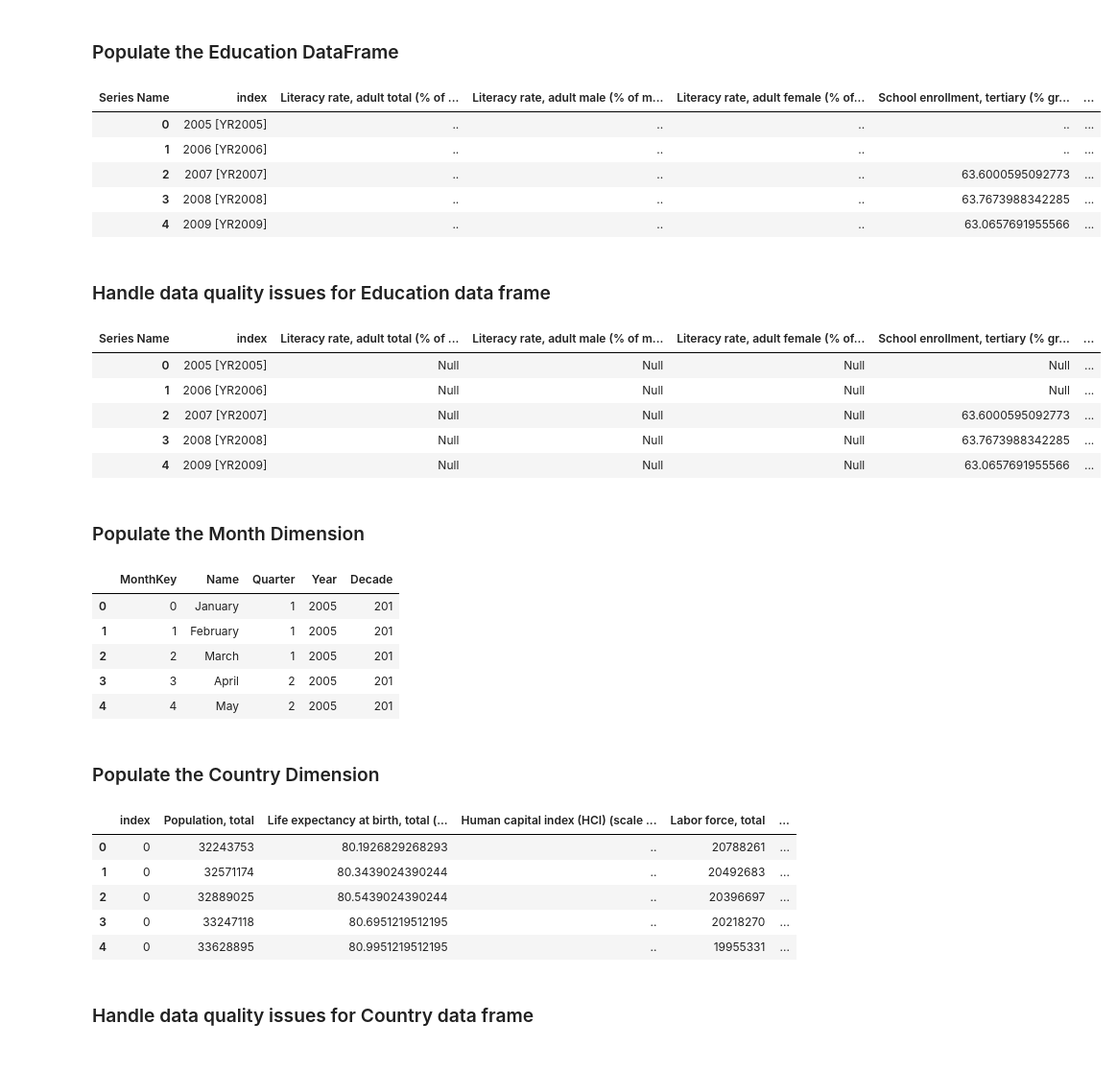
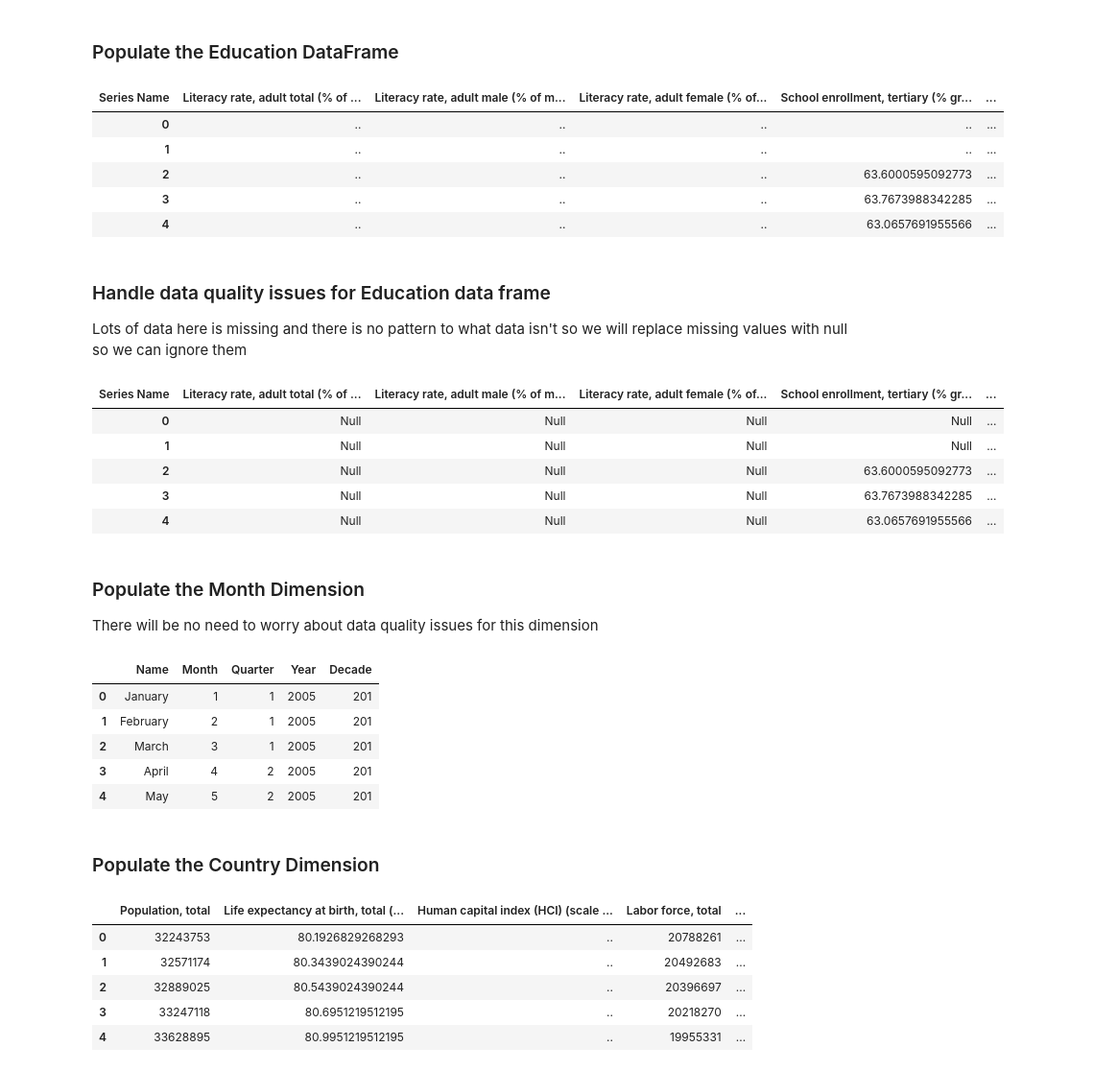
Before and after one commit to nseniow/Data-Science-Project, a Jupyter notebook: test.ipynb, the cells around one changed output. Shown: that part at 96% size. Drawn from its saved outputs; the diff is of its cells as text; code cells hidden in the pictures.

```diff
--- a/test.ipynb
+++ b/test.ipynb
@@ -10,7 +10,5 @@ from config import config
 from datetime import datetime, timedelta
 
 warnings.filterwarnings("ignore")
-
-pd.set_option('display.max_rows', None)
 # %% [markdown]
 ### Define connect method to connect to the postgres database and return the connection
@@ -554,51 +591,54 @@ health_dimension_df.head()
 # %%
 wb_hnps_education_data = wb_hnps_data.loc[
     (wb_hnps_data['Series Name'] == "Literacy rate, adult total (% of people ages 15 and above)") |
     (wb_hnps_data['Series Name'] == "Literacy rate, adult male (% of males ages 15 and above)") |
     (wb_hnps_data['Series Name'] == "Literacy rate, adult female (% of females ages 15 and above)") |
     (wb_hnps_data['Series Name'] == "School enrollment, primary (% gross)") |
     (wb_hnps_data['Series Name'] == "School enrollment, secondary (% gross)") |
     (wb_hnps_data['Series Name'] == "School enrollment, tertiary (% gross)") |
     (wb_hnps_data['Series Name'] == "Public spending on education, total (% of GDP)")
 ].drop(columns=['Series Code', 'Country Code'])
 
 wb_education_data_ = wb_education_data.loc[
     (wb_education_data['Series'] == "Population of compulsory school age, both sexes (number)") |
     (wb_education_data['Series'] == "Population of the official entrance age to primary education, both sexes (number)") |
     (wb_education_data['Series'] == "Population of the official entrance age to secondary general education, both sexes (number)") |
     (wb_education_data['Series'] == "Teachers in primary education, both sexes (number)") |
     (wb_education_data['Series'] == "Teachers in secondary education, both sexes (number)")
 ].drop(columns=['Series Code', 'Country Code']).rename(columns={"Series" : "Series Name"})
 
 education_dimension_df = convert_dataframe_structure(pd.concat([wb_hnps_education_data, wb_education_data_]))
 education_dimension_df["Year"] = education_dimension_df.index
 education_dimension_df.reset_index(inplace=True)
+education_dimension_df.drop(columns=['index'], inplace=True)
 
 education_dimension_df.head()
 # %% [output]
-| Series Name | index | Literacy rate, adult total (% of ... | Literacy rate, adult male (% of m... | Literacy rate, adult female (% of... | School enrollment, tertiary (% gr... | ... |
-| 0 | 2005 [YR2005] | .. | .. | .. | .. | ... |
-| 1 | 2006 [YR2006] | .. | .. | .. | .. | ... |
-| 2 | 2007 [YR2007] | .. | .. | .. | 63.6000595092773 | ... |
-| 3 | 2008 [YR2008] | .. | .. | .. | 63.7673988342285 | ... |
-| 4 | 2009 [YR2009] | .. | .. | .. | 63.0657691955566 | ... |
+| Series Name | Literacy rate, adult total (% of ... | Literacy rate, adult male (% of m... | Literacy rate, adult female (% of... | School enrollment, tertiary (% gr... | ... |
+| 0 | .. | .. | .. | .. | ... |
+| 1 | .. | .. | .. | .. | ... |
+| 2 | .. | .. | .. | 63.6000595092773 | ... |
+| 3 | .. | .. | .. | 63.7673988342285 | ... |
+| 4 | .. | .. | .. | 63.0657691955566 | ... |
-# %% [markdown]
-### Handle data quality issues for Education data frame
+# %% [markdown]
+### Handle data quality issues for Education data frame
+
+Lots of data here is missing and there is no pattern to what data isn't so we will replace missing values with null so we can ignore them
 # %%
-# Lots of data is missing and there is no pattern to what data isn't so we will replace missing values with null
-
 education_dimension_df = education_dimension_df.applymap(lambda x: "Null" if x==".." else x)
 
 education_dimension_df.head()
 # %% [output]
-| Series Name | index | Literacy rate, adult total (% of ... | Literacy rate, adult male (% of m... | Literacy rate, adult female (% of... | School enrollment, tertiary (% gr... | ... |
-| 0 | 2005 [YR2005] | Null | Null | Null | Null | ... |
-| 1 | 2006 [YR2006] | Null | Null | Null | Null | ... |
-| 2 | 2007 [YR2007] | Null | Null | Null | 63.6000595092773 | ... |
-| 3 | 2008 [YR2008] | Null | Null | Null | 63.7673988342285 | ... |
-| 4 | 2009 [YR2009] | Null | Null | Null | 63.0657691955566 | ... |
+| Series Name | Literacy rate, adult total (% of ... | Literacy rate, adult male (% of m... | Literacy rate, adult female (% of... | School enrollment, tertiary (% gr... | ... |
+| 0 | Null | Null | Null | Null | ... |
+| 1 | Null | Null | Null | Null | ... |
+| 2 | Null | Null | Null | 63.6000595092773 | ... |
+| 3 | Null | Null | Null | 63.7673988342285 | ... |
+| 4 | Null | Null | Null | 63.0657691955566 | ... |
-# %% [markdown]
-### Populate the Month Dimension
+# %% [markdown]
+### Populate the Month Dimension
+
+There will be no need to worry about data quality issues for this dimension
 # %%
 quarters = {
     'January' : 1,
@@ -615,41 +655,41 @@ quarters = {
     'December' : 4
 }
 
+months = ['January', 'February', 'March', 'April', 'May', 'June', 'July', 'August', 'September', 'October', 'November', 'December']
+
 
 month_dimension_df = pd.DataFrame(
     columns=
     [
-        "MonthKey",
         "Name",
+        "Month",
         "Quarter",
         "Year",
         "Decade"
     ]
 )
 
-surrogate_key = 0
 # For each year between 2005 and 2020
 for year in range(2005, 2021):
     # For each month of the year
-    for month in  ['January', 'February', 'March', 'April', 'May', 'June', 'July', 'August', 'September', 'October', 'November', 'December']:
+    for month in  months:
         dict = {}
-        dict["MonthKey"] = surrogate_key
         dict["Name"] = month
+        dict["Month"] = months.index(month)+1
         dict["Quarter"] = quarters[month]
         dict["Year"] = year
         dict["Decade"] = int(year / 10) + 1
 
         month_dimension_df = month_dimension_df.append(dict, ignore_index=True)
-        surrogate_key+=1
 
 month_dimension_df.head()
 # %% [output]
-|  | MonthKey | Name | Quarter | Year | Decade |
-| 0 | 0 | January | 1 | 2005 | 201 |
-| 1 | 1 | February | 1 | 2005 | 201 |
-| 2 | 2 | March | 1 | 2005 | 201 |
-| 3 | 3 | April | 2 | 2005 | 201 |
-| 4 | 4 | May | 2 | 2005 | 201 |
+|  | Name | Month | Quarter | Year | Decade |
+| 0 | January | 1 | 1 | 2005 | 201 |
+| 1 | February | 2 | 1 | 2005 | 201 |
+| 2 | March | 3 | 1 | 2005 | 201 |
+| 3 | April | 4 | 2 | 2005 | 201 |
+| 4 | May | 5 | 2 | 2005 | 201 |
 # %% [markdown]
 ### Populate the Country Dimension
 # %%
@@ -687,14 +727,13 @@ for index, row in country_dimension_temp_df.iterrows():
 
 country_dimension_df.reset_index(inplace=True)
 country_dimension_df.rename(columns={"Series Name": "Year"})
+country_dimension_df.drop(columns=['index'], inplace=True)
 
 country_dimension_df.head()
 # %% [output]
-|  | index | Population, total | Life expectancy at birth, total (... | Human capital index (HCI) (scale ... | Labor force, total | ... |
-| 0 | 0 | 32243753 | 80.1926829268293 | .. | 20788261 | ... |
-| 1 | 0 | 32571174 | 80.3439024390244 | .. | 20492683 | ... |
-| 2 | 0 | 32889025 | 80.5439024390244 | .. | 20396697 | ... |
-| 3 | 0 | 33247118 | 80.6951219512195 | .. | 20218270 | ... |
-| 4 | 0 | 33628895 | 80.9951219512195 | .. | 19955331 | ... |
+|  | Population, total | Life expectancy at birth, total (... | Human capital index (HCI) (scale ... | Labor force, total | ... |
+| 0 | 32243753 | 80.1926829268293 | .. | 20788261 | ... |
+| 1 | 32571174 | 80.3439024390244 | .. | 20492683 | ... |
+| 2 | 32889025 | 80.5439024390244 | .. | 20396697 | ... |
+| 3 | 33247118 | 80.6951219512195 | .. | 20218270 | ... |
+| 4 | 33628895 | 80.9951219512195 | .. | 19955331 | ... |
-# %% [markdown]
-### Handle data quality issues for Country data frame
```
Also changed, not shown: parts of 22 cells of this notebook.
